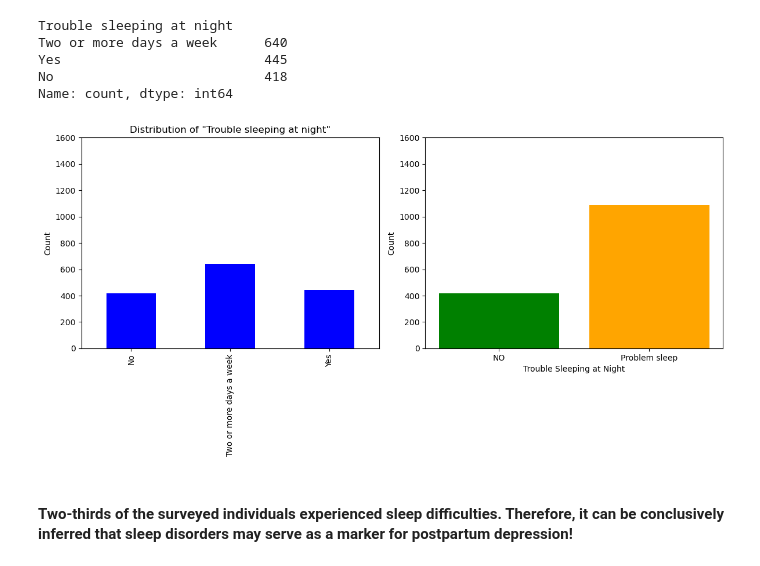
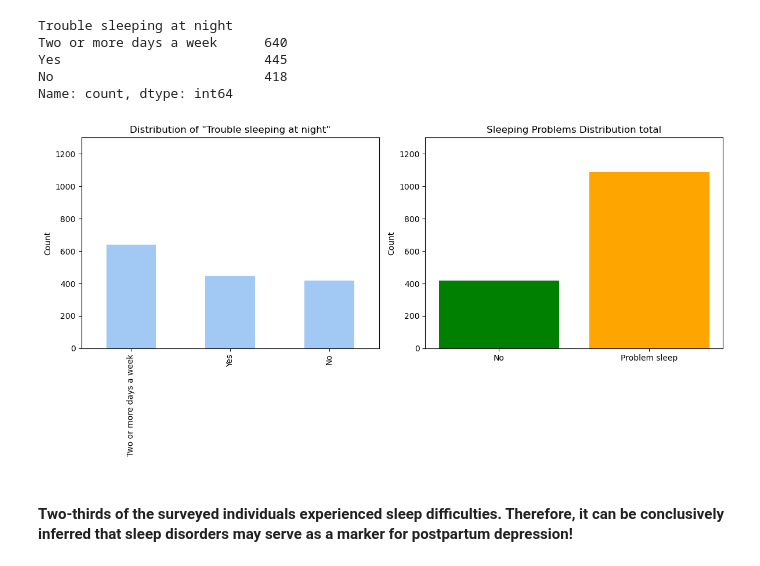
Before and after one commit to sivanhiya/sivanhiya, a Jupyter notebook: projectpostpartum (2) (1).ipynb, the cells around one changed output. Drawn from its saved outputs; the diff is of its cells as text; code cells hidden in the pictures.

```diff
--- a/projectpostpartum (2) (1).ipynb
+++ b/projectpostpartum (2) (1).ipynb
@@ -530,38 +505,37 @@ Name: count, dtype: int64
 # %%
 import matplotlib.pyplot as plt
 
-# סדר את השמות של המודות באופן מפורט
-distribution = postp_df["Trouble sleeping at night"].value_counts().reindex(["No", "Two or more days a week", "Yes"])
-
-# ציור הגרף עם השמות שנסדרו
+# גרף ראשון - גרף עם ברים
 plt.figure(figsize=(12, 6))
 
-ax1 = plt.subplot(1, 2, 1)  # יצירת מופע של הגרף השמאלי
-distribution.plot(kind='bar', color='blue')
-plt.ylim(0, 1600)
+ax1=plt.subplot(1, 2, 1)
+postp_df["Trouble sleeping at night"].value_counts().plot(kind='bar')
 plt.title('Distribution of "Trouble sleeping at night"')
 plt.xlabel('Trouble sleeping at night')
+plt.ylim(0, 1300)
 plt.ylabel('Count')
-
-# הסרת הכותרת התחתונה מהגרף השמאלי
 ax1.set_xlabel("")
 
-ax2 = plt.subplot(1, 2, 2)  # יצירת מופע של הגרף הימני
+
+
+# גרף שני - גרף עם ברים
+countYes = postp_df[["Trouble sleeping at night"]].value_counts()["Yes"]
+countTwoormoredaysaweek = postp_df[["Trouble sleeping at night"]].value_counts()["Two or more days a week"]
+problem_sleep = countTwoormoredaysaweek + countYes
+labels = ['No', 'Problem sleep']
+counts = [postp_df["Trouble sleeping at night"].value_counts()["No"], problem_sleep]
+
+ax2=plt.subplot(1, 2, 2)
 plt.bar(labels, counts, color=['green', 'orange'])
-plt.ylim(0, 1600)
-
-# הסרת הכותרת מהגרף הימני
-ax2.set_xlabel(" ")
-
-plt.title('')  # הסרת הכותרת מהגרף הימני
-
+plt.title('Sleeping Problems Distribution total')
+plt.ylim(0, 1300)
 plt.xlabel('Trouble Sleeping at Night')
 plt.ylabel('Count')
-
+ax2.set_xlabel("")
 plt.tight_layout()
 plt.show()
 # %% [output]
-[figure, old version]
+[figure, new version]
 # %% [markdown]
 #### Two-thirds of the surveyed individuals experienced sleep difficulties. Therefore, it can be conclusively inferred that sleep disorders may serve as a marker for postpartum depression!
 # %%
```
Also changed, not shown: parts of 17 cells of this notebook.
